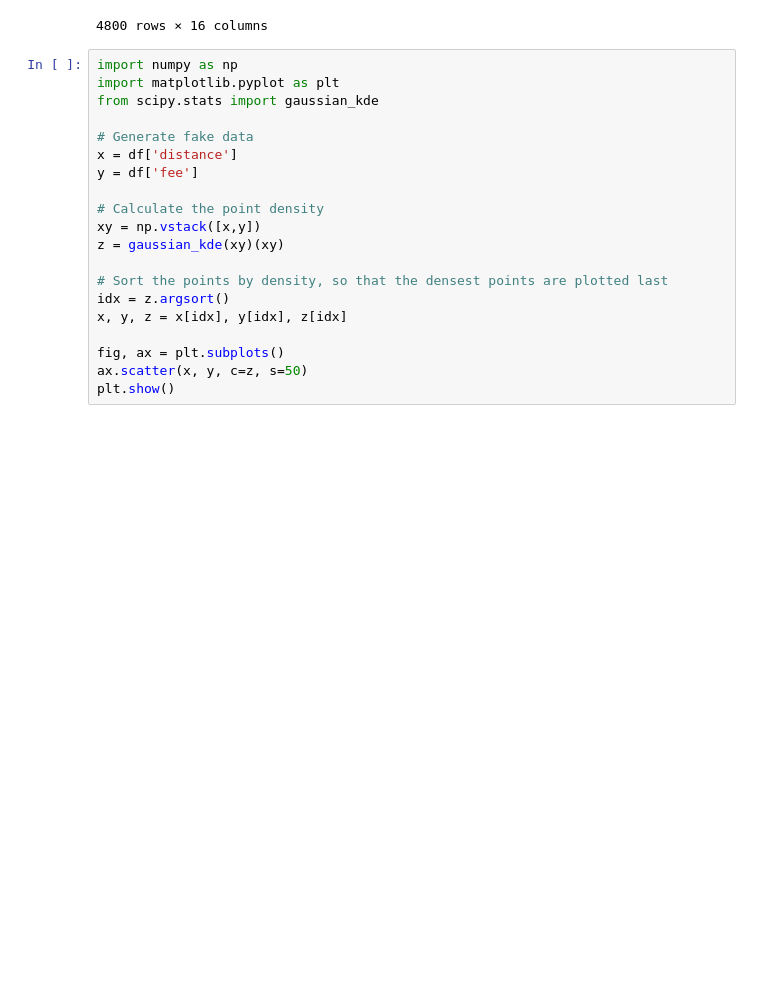
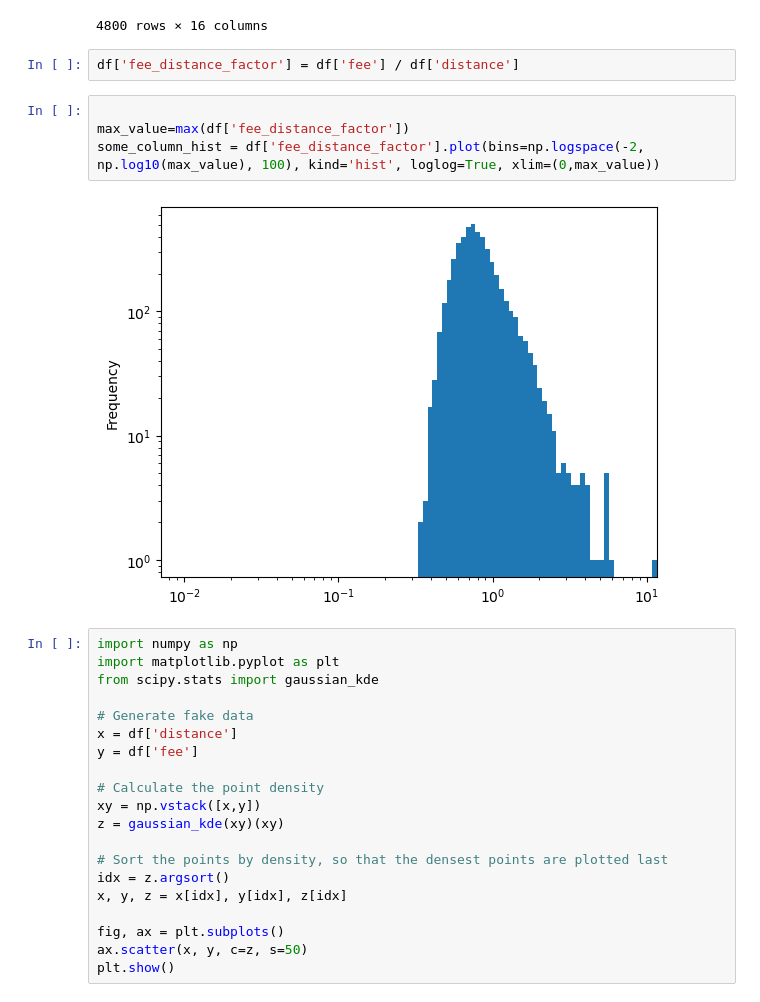
Before and after one commit to quentinchichery/hackathon-peren-2022, a Jupyter notebook: 01-exploration.ipynb, the cells around one changed output. Drawn from its saved outputs; the diff is of its cells as text; blank space fills up the shorter version.

```diff
--- a/01-exploration.ipynb
+++ b/01-exploration.ipynb
@@ -151,6 +151,14 @@ df
 | 4798 | 51d4e883-bac0-7cab-b734-5e6adf01d2ae | 48.8409 | 2.3497 | 75005 | 48.8604 | 2.3856 | 75011 | 1 | ... |
 | 4799 | 1cb2cb16-bd9f-c617-ae4a-5c81363ae3bc | 48.8629 | 2.3575 | 75003 | 48.8335 | 2.3248 | 75014 | 1 | ... |
 4800 rows × 16 columns
+# %%
+df['fee_distance_factor'] = df['fee'] / df['distance']
+# %%
+
+max_value=max(df['fee_distance_factor'])
+some_column_hist = df['fee_distance_factor'].plot(bins=np.logspace(-2, np.log10(max_value), 100), kind='hist', loglog=True, xlim=(0,max_value))
+# %% [output]
+[figure, added]
 # %%
 import numpy as np
 import matplotlib.pyplot as plt
```
Also changed, not shown: parts of 11 cells of this notebook.
